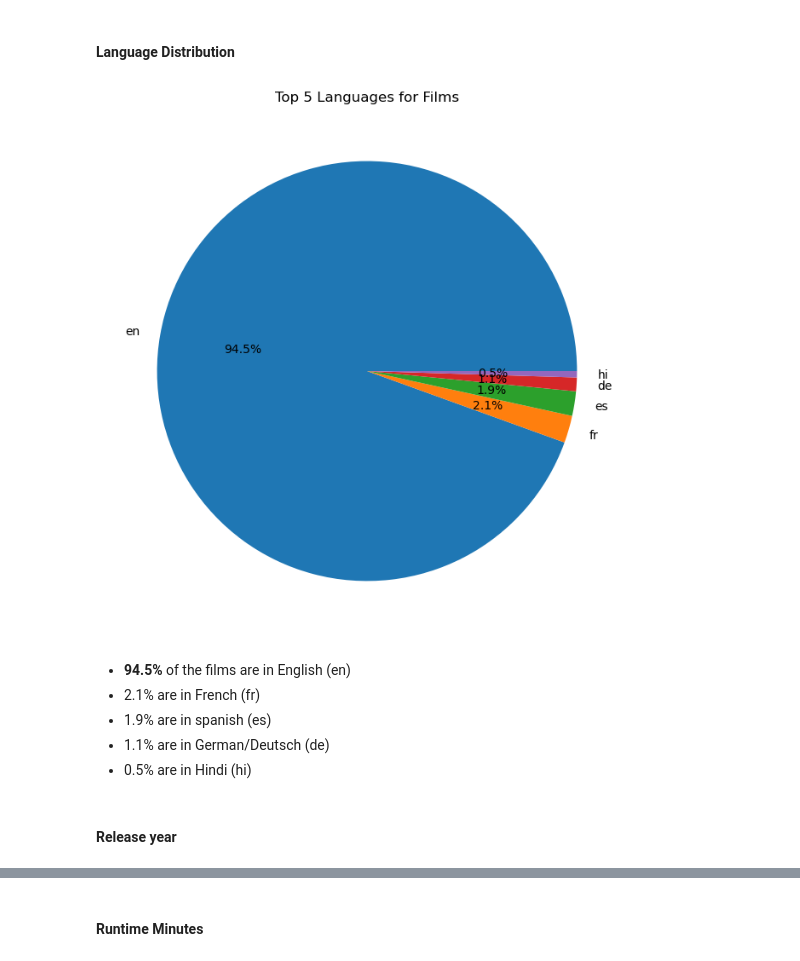
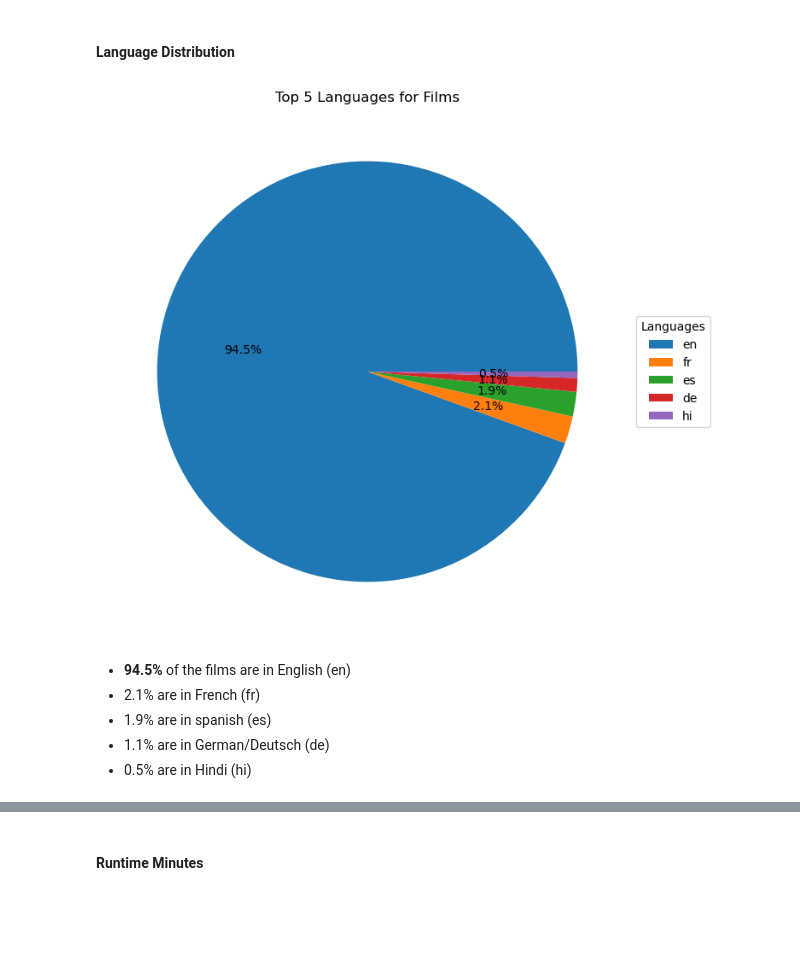
Before and after one commit to am-eric/Film-Analysis, a Jupyter notebook: analysis.ipynb, the cells around one changed output, grey strips where cells are left out. Drawn from its saved outputs; the diff is of its cells as text; code cells hidden in the pictures; blank space fills up the shorter version.

```diff
--- a/analysis.ipynb
+++ b/analysis.ipynb
@@ -523,11 +535,11 @@ dtype: int64
 # %%
 # get average of ratings from imdb and tmdb
 # add the vote counts
-it_merged['avg_rating'] = (it_merged['averagerating'] + it_merged['vote_average'])/2
-it_merged['num_votes'] = it_merged['numvotes'] +  it_merged['vote_count']
+imdb_tm['avg_rating'] = (imdb_tm['averagerating'] + imdb_tm['vote_average'])/2
 
 # get release year from release date
-it_merged['release_year'] = pd.to_datetime(it_merged['release_date']).dt.year
+imdb_tm['release_year'] = pd.to_datetime(imdb_tm['release_date']).dt.year
 
-it_merged
+
+imdb_tm
 # %% [output]
@@ -547,7 +569,6 @@ it_merged
 # %%
 # select the columns to keep.
 cols = [
-    'primary_title', 'original_title','title',
-    'genres', 'original_language', 'runtime_minutes',
-    'popularity', 'avg_rating', 'num_votes', 'release_year'
+    'original_title','genres', 'original_language', 'runtime_minutes',
+    'avg_rating','release_year'
 ]
@@ -591,0 +575,3 @@ pd.merge(it_merged, tn, on='original_title', how='left')
+# %%
+imdb_tm = imdb_tm[cols]
+imdb_tm
@@ -627,19 +639,18 @@ ax.invert_yaxis();
 #### Language Distribution
 # %%
 # languages used in films
-top5_lang = it_merged['original_language'].value_counts()[:5]
+top5_lang = imdb_tm['original_language'].value_counts()[:5]
 # %%
 fig, ax = plt.subplots(figsize=(10,8))
 
-ax.pie(top5_lang, labels=top5_lang.index, autopct='%1.1f%%')
-ax.set_title('Top 5 Languages for Films');
+ax.pie(top5_lang, autopct='%1.1f%%')
+ax.set_title('Top 5 Languages for Films')
+ax.legend(labels= top5_lang.index , title="Languages", loc="center left", bbox_to_anchor=(1, 0, 0.5, 1));
 # %% [output]
-[figure, old version]
+[figure, new version]
 # %% [markdown]
 - **94.5%** of the films are in English (en)
 - 2.1% are in French (fr)
 - 1.9% are in spanish (es)
 - 1.1% are in German/Deutsch (de)
 - 0.5% are in Hindi (hi)
-# %% [markdown]
-#### Release year
```
Also changed, not shown: parts of 84 cells of this notebook.
